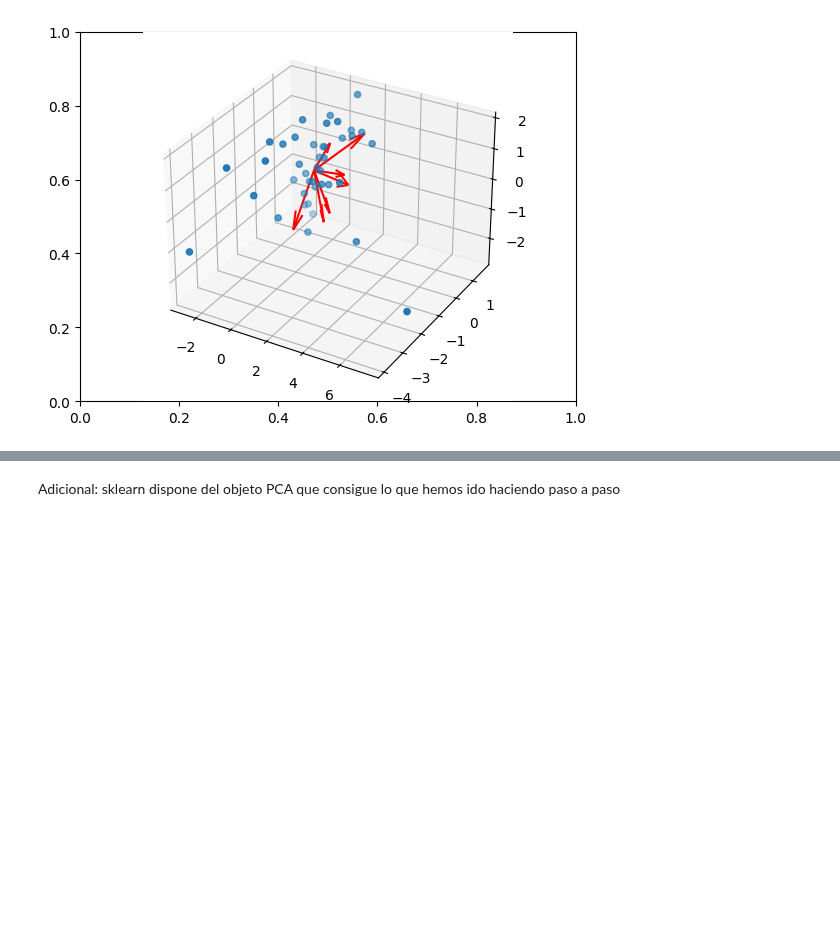
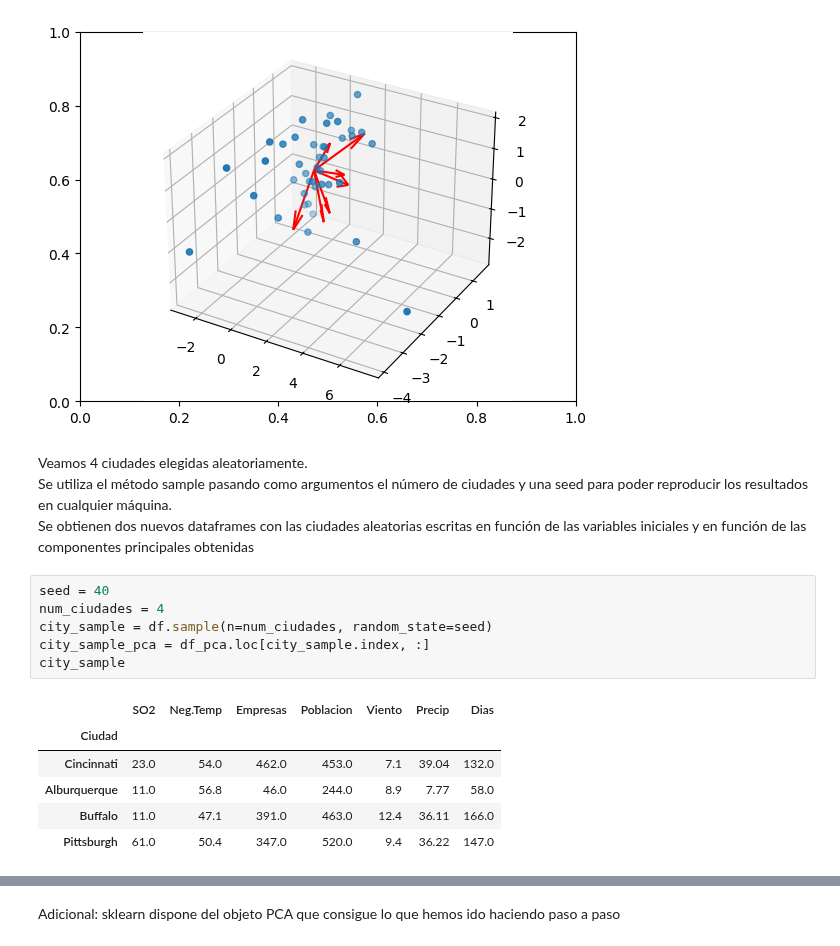
Before and after one commit to Alf-caput/P1_MineriaDeDatos, a Jupyter notebook: P3_ReduccionDimensionalidad/P3_ReduccionDimensionalidad.ipynb, the cells around one changed output, grey strips where cells are left out. Saved outputs shown, nothing was run; the diff lists cells and outputs as text; blank space fills up the shorter version.

```diff
--- a/P3_ReduccionDimensionalidad/P3_ReduccionDimensionalidad.ipynb
+++ b/P3_ReduccionDimensionalidad/P3_ReduccionDimensionalidad.ipynb
@@ -443,3 +424,20 @@ for i, variable in enumerate(df_std.columns):
     plt.quiver(x, y, z, u, v, w, color='r')
 # %% [output]
 [figure]
+# %% [markdown]
+Veamos 4 ciudades elegidas aleatoriamente.\
+Se utiliza el método sample pasando como argumentos el número de ciudades y una seed para poder reproducir los resultados en cualquier máquina.\
+Se obtienen dos nuevos dataframes con las ciudades aleatorias escritas en función de las variables iniciales y en función de las componentes principales obtenidas
+# %%
+seed = 40
+num_ciudades = 4
+city_sample = df.sample(n=num_ciudades, random_state=seed)
+city_sample_pca = df_pca.loc[city_sample.index, :]
+city_sample
+# %% [output]
+|  | SO2 | Neg.Temp | Empresas | Poblacion | Viento | Precip | Dias |
+| Ciudad |  |  |  |  |  |  |  |
+| Cincinnati | 23.0 | 54.0 | 462.0 | 453.0 | 7.1 | 39.04 | 132.0 |
+| Alburquerque | 11.0 | 56.8 | 46.0 | 244.0 | 8.9 | 7.77 | 58.0 |
+| Buffalo | 11.0 | 47.1 | 391.0 | 463.0 | 12.4 | 36.11 | 166.0 |
+| Pittsburgh | 61.0 | 50.4 | 347.0 | 520.0 | 9.4 | 36.22 | 147.0 |
```
Also changed, not shown: parts of 6 cells of this notebook.
